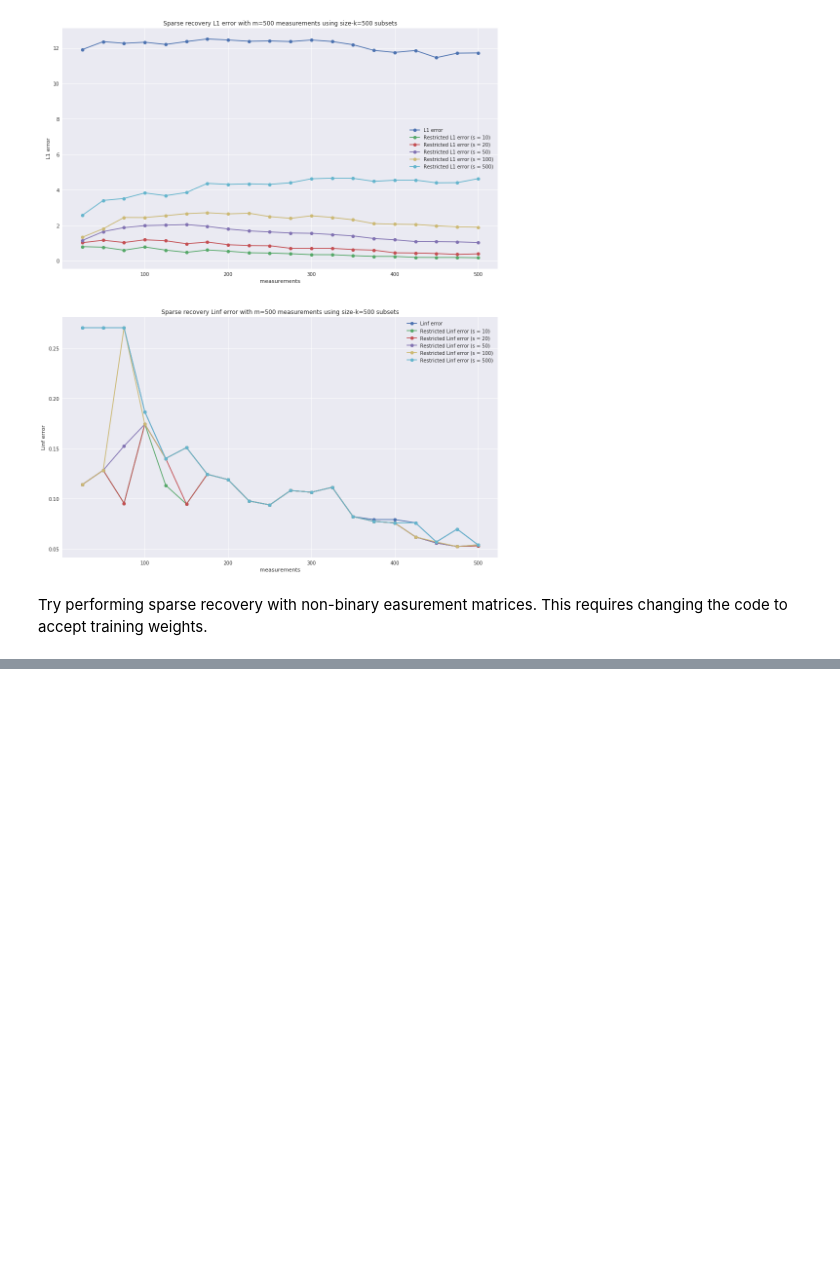
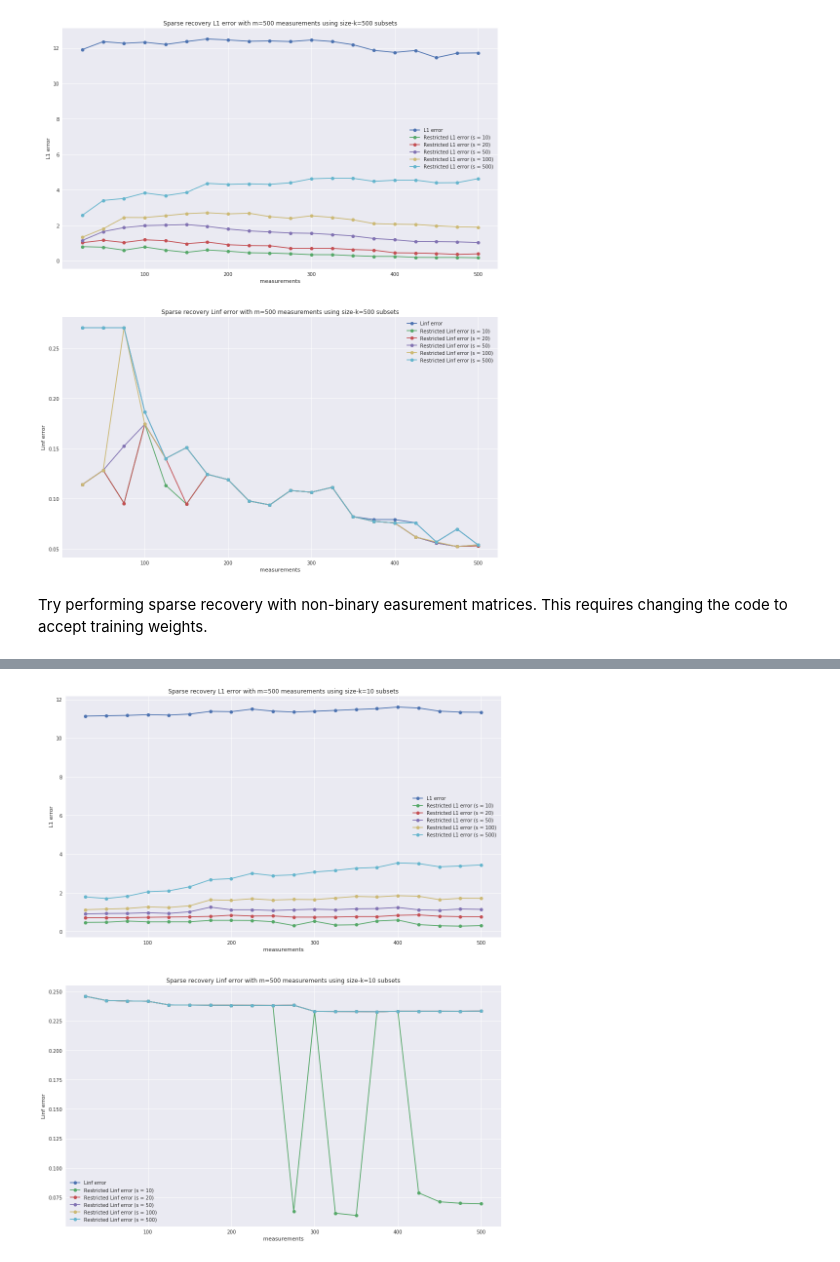
Before and after one commit to kohpangwei/influence-release, a Jupyter notebook: scripts/sensing.ipynb, the cells around one changed output, grey strips where cells are left out. Saved outputs shown, nothing was run; the diff lists cells and outputs as text; code cells hidden in the pictures; blank space fills up the shorter version.

```diff
--- a/scripts/sensing.ipynb
+++ b/scripts/sensing.ipynb
@@ -250,0 +265,5 @@ Try performing sparse recovery with non-binary easurement matrices. This require
+# %%
+compressed_sensing(10, 500,
+    sparse_recovery_alg=quadratically_constrained_basis_pursuit, sparse_recovery_args={'eta': 1e-1})
+# %% [output]
+[figure, added]
```
Also changed, not shown: parts of 15 cells of this notebook, 1 other file.
